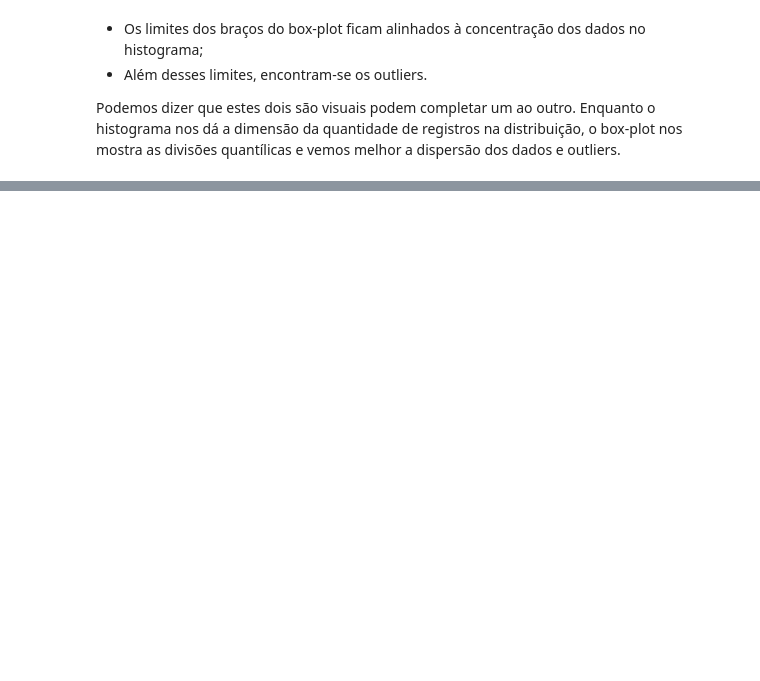
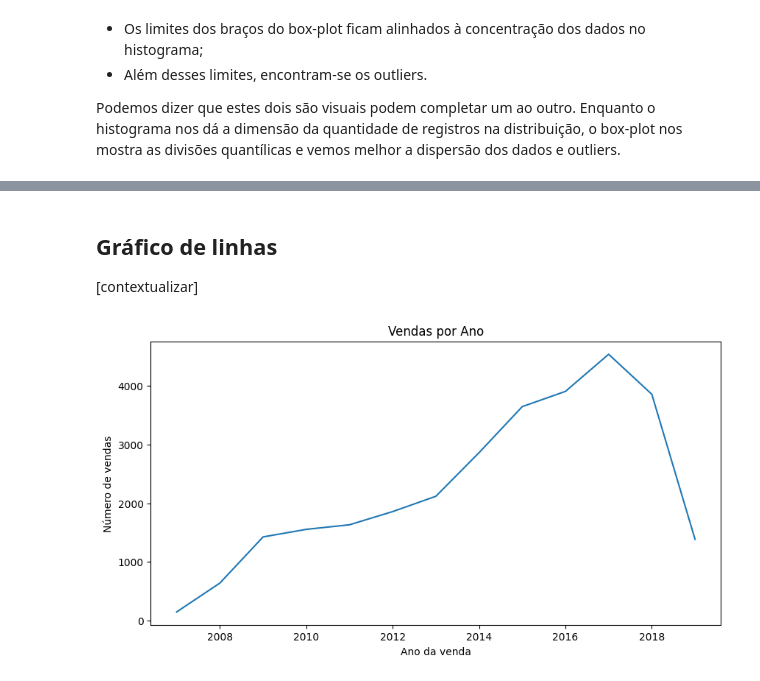
Before and after one commit to lucas-mdsena/python_udemy_module_3, a Jupyter notebook: notebook_matplotlib.ipynb, the cells around one changed output, grey strips where cells are left out. Drawn from its saved outputs; the diff is of its cells as text; code cells hidden in the pictures; blank space fills up the shorter version.

```diff
--- a/notebook_matplotlib.ipynb
+++ b/notebook_matplotlib.ipynb
@@ -557,0 +561,4 @@ Podemos dizer que estes dois são visuais podem completar um ao outro. Enquanto
+# %%
+df = pd.read_csv('Dados/raw_sales.csv')
+display(df.head())
+display(df.info())
@@ -557,0 +585,19 @@ Podemos dizer que estes dois são visuais podem completar um ao outro. Enquanto
+# %%
+# Tradução de colunas
+nomes = {
+    'datesold':'data_venda',
+    'postcode':'cod_postal',
+    'price':'preco',
+    'propertyType':'tipo_imovel',
+    'bedrooms':'quartos'
+}
+df = df.rename(columns=nomes)
+
+# Corrigindo a tipagem da coluna datesold
+df['data_venda'] = pd.to_datetime(df['data_venda'], format='%Y-%m-%d %H:%M:%S')
+
+# Cria uma coluna de ID
+df['id_venda'] = df.index.astype(str) + '_' + df['data_venda'].astype(str) + '_' + df['tipo_imovel']
+
+display(df.head())
+display(df.info())
@@ -557,0 +625,24 @@ Podemos dizer que estes dois são visuais podem completar um ao outro. Enquanto
+# %% [markdown]
+## **Gráfico de linhas**
+[contextualizar]
+# %%
+# Criando uma coluna com o ano da venda
+df['ano_venda'] = df['data_venda'].dt.year
+
+# Agrupando a quantidade de vendas pelo ano
+agrupamento_serie = df[['ano_venda', 'id_venda']].groupby(by=['ano_venda']).count()
+
+fig, ax = plt.subplots(figsize=(10,5))
+
+ax.plot(
+    agrupamento_serie.index,
+    agrupamento_serie['id_venda']
+)
+
+ax.set_title('Vendas por Ano')
+ax.set_xlabel('Ano da venda')
+ax.set_ylabel('Número de vendas')
+
+plt.show()
+# %% [output]
+[figure, added]
```
Also changed, not shown: parts of 8 cells of this notebook.
